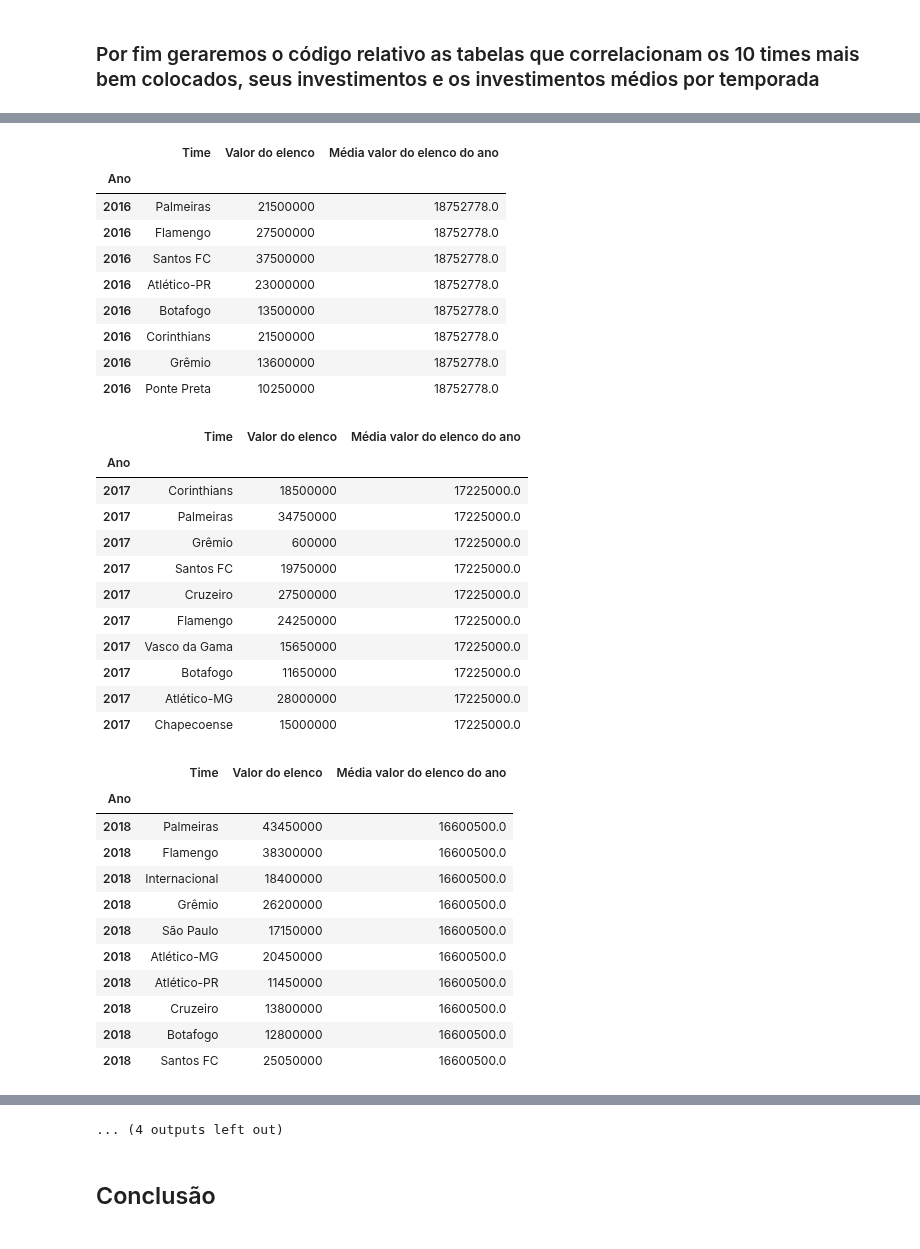
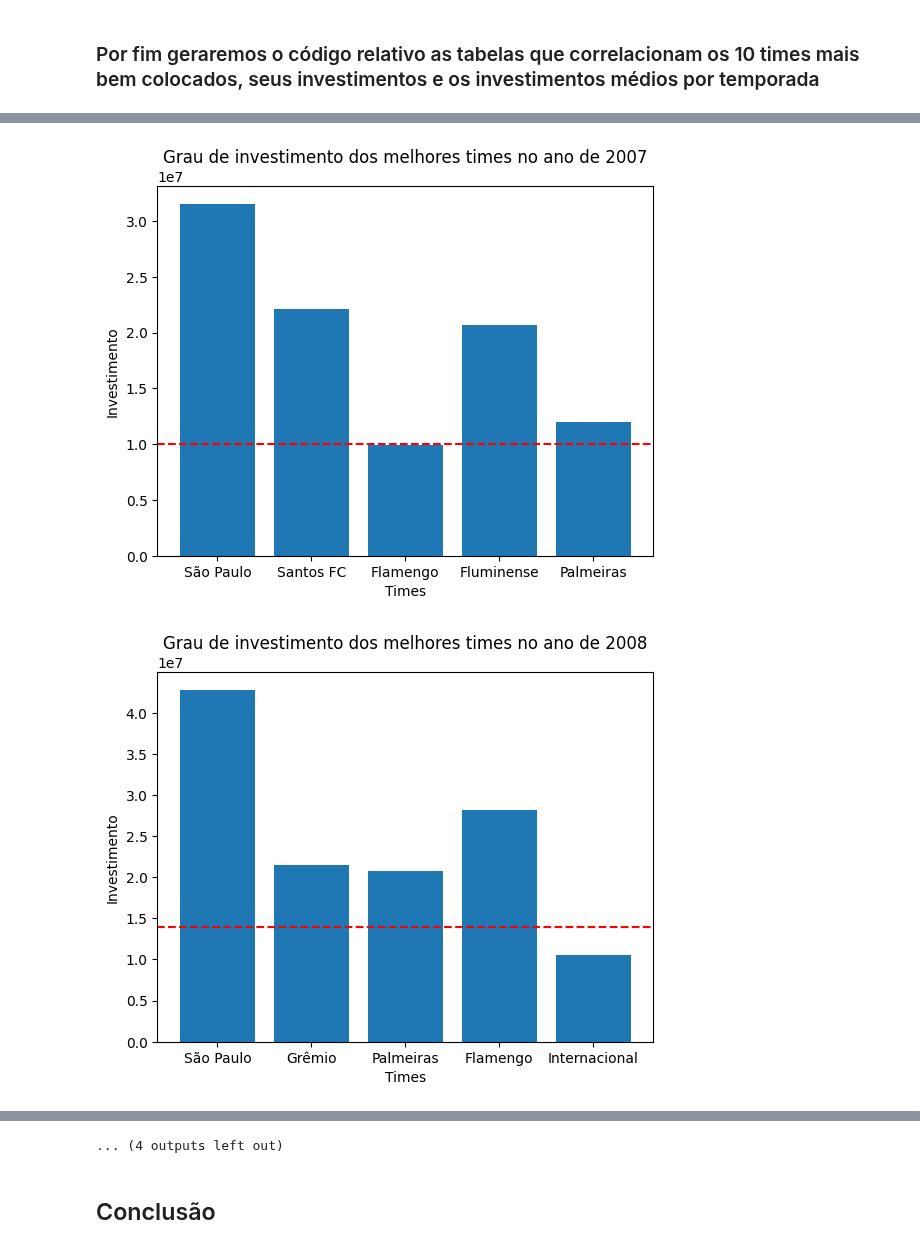
Before and after one commit to GabrielGrub/Trainee_FEA.dev, a Jupyter notebook: Projeto - Futebol Brasileiro/Projeto.ipynb, the cells around one changed output, grey strips where cells are left out. Drawn from its saved outputs; the diff is of its cells as text; code cells hidden in the pictures.

```diff
--- a/Projeto - Futebol Brasileiro/Projeto.ipynb
+++ b/Projeto - Futebol Brasileiro/Projeto.ipynb
@@ -764,5 +764,10 @@ for ano in colocacao_ano:
     media_investimento_ano = round(tabela_ano_atual['investimento_combinado'].mean(),0)
     top_10_ano = pd.DataFrame({'Ano':ano,'Time':tabela_ano,'Valor do elenco':investimentos, 'Média valor do elenco do ano': media_investimento_ano})
     top_10_ano = top_10_ano.set_index('Ano')
-    display(top_10_ano)
+    plt.bar(top_10_ano['Time'].head(5),top_10_ano['Valor do elenco'].head(5))
+    plt.axhline(media_investimento_ano, color='red', linestyle='--', label='Linha de Referência')
+    plt.xlabel('Times')
+    plt.ylabel('Investimento')
+    plt.title(f'Grau de investimento dos melhores times no ano de {ano}')
+    plt.show()
 # %% [output]
@@ -873,34 +774,2 @@ for ano in colocacao_ano:
-|  | Time | Valor do elenco | Média valor do elenco do ano |
-| Ano |  |  |  |
-| 2016 | Palmeiras | 21500000 | 18752778.0 |
-| 2016 | Flamengo | 27500000 | 18752778.0 |
-| 2016 | Santos FC | 37500000 | 18752778.0 |
-| 2016 | Atlético-PR | 23000000 | 18752778.0 |
-| 2016 | Botafogo | 13500000 | 18752778.0 |
-| 2016 | Corinthians | 21500000 | 18752778.0 |
-| 2016 | Grêmio | 13600000 | 18752778.0 |
-| 2016 | Ponte Preta | 10250000 | 18752778.0 |
-|  | Time | Valor do elenco | Média valor do elenco do ano |
-| Ano |  |  |  |
-| 2017 | Corinthians | 18500000 | 17225000.0 |
-| 2017 | Palmeiras | 34750000 | 17225000.0 |
-| 2017 | Grêmio | 600000 | 17225000.0 |
-| 2017 | Santos FC | 19750000 | 17225000.0 |
-| 2017 | Cruzeiro | 27500000 | 17225000.0 |
-| 2017 | Flamengo | 24250000 | 17225000.0 |
-| 2017 | Vasco da Gama | 15650000 | 17225000.0 |
-| 2017 | Botafogo | 11650000 | 17225000.0 |
-| 2017 | Atlético-MG | 28000000 | 17225000.0 |
-| 2017 | Chapecoense | 15000000 | 17225000.0 |
-|  | Time | Valor do elenco | Média valor do elenco do ano |
-| Ano |  |  |  |
-| 2018 | Palmeiras | 43450000 | 16600500.0 |
-| 2018 | Flamengo | 38300000 | 16600500.0 |
-| 2018 | Internacional | 18400000 | 16600500.0 |
-| 2018 | Grêmio | 26200000 | 16600500.0 |
-| 2018 | São Paulo | 17150000 | 16600500.0 |
-| 2018 | Atlético-MG | 20450000 | 16600500.0 |
-| 2018 | Atlético-PR | 11450000 | 16600500.0 |
-| 2018 | Cruzeiro | 13800000 | 16600500.0 |
-| 2018 | Botafogo | 12800000 | 16600500.0 |
-| 2018 | Santos FC | 25050000 | 16600500.0 |
+[figure, added]
+[figure, added]
```
Also changed, not shown: parts of 1 cell of this notebook.
